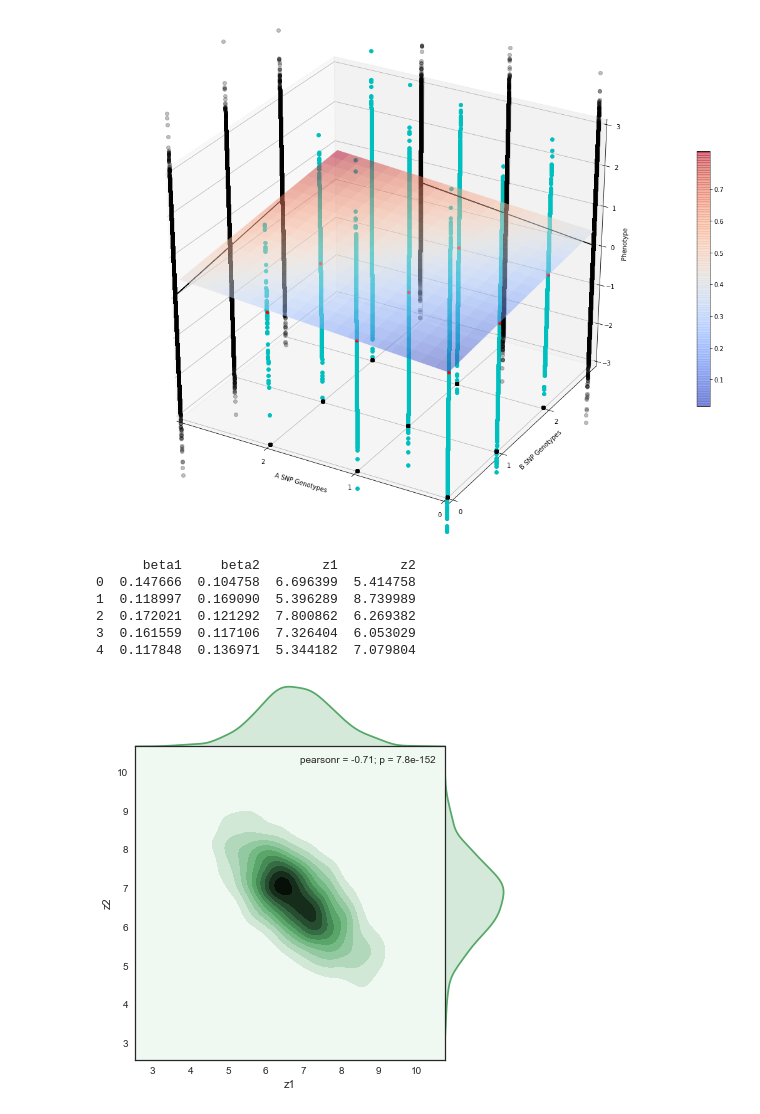
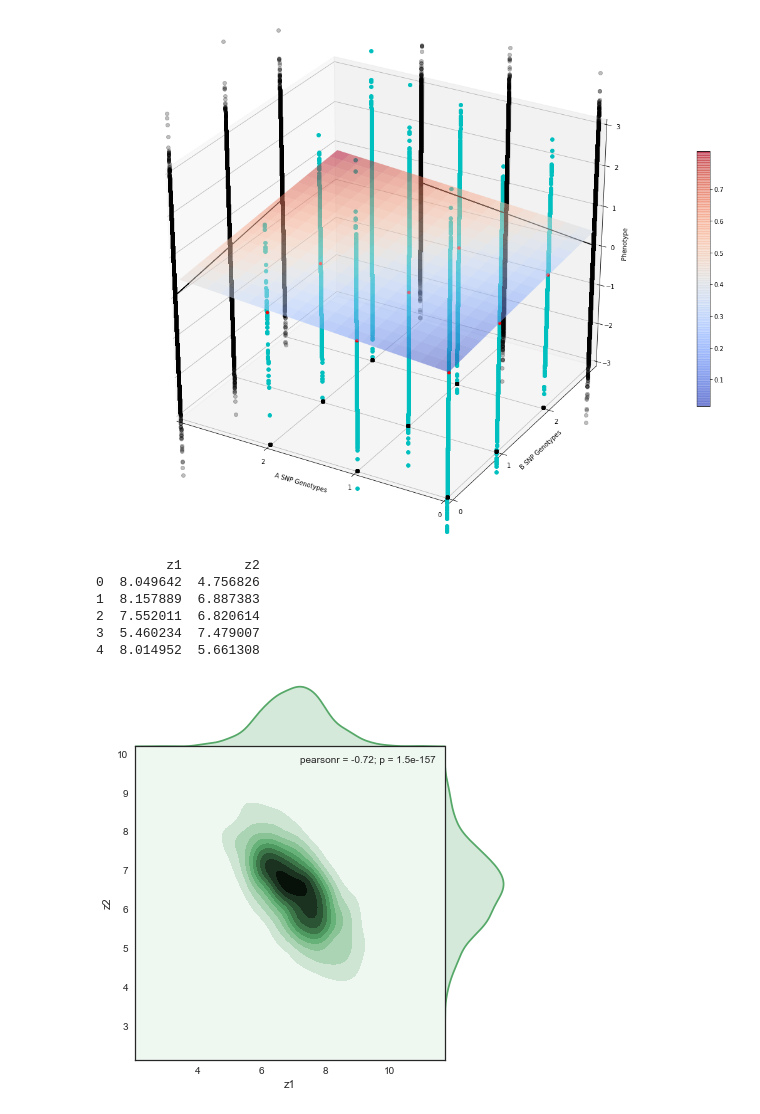
Before and after one commit to SSlavskii/cojo-robustness, a Jupyter notebook: src/simulations_algorithm.ipynb, the cells around one changed output. Saved outputs shown, nothing was run; the diff lists cells and outputs as text; code cells hidden in the pictures.

```diff
--- a/src/simulations_algorithm.ipynb
+++ b/src/simulations_algorithm.ipynb
@@ -295,24 +295,18 @@ gen_a = 2 , gen_b = 2 , mean = 0.5623698024850529
 0.5623698024850529
 [figure]
 # %%
-joint_z1_z2 = pd.read_csv("../out/1000_iter_beta1_beta2.csv", names="beta1 beta2".split())
-
-se_beta1 = np.mean((joint_z1_z2.beta1 - np.mean(joint_z1_z2.beta1)) ** 2)
-se_beta2 = np.mean((joint_z1_z2.beta2 - np.mean(joint_z1_z2.beta2)) ** 2)
-
-joint_z1_z2["z1"] = joint_z1_z2.beta1 / np.sqrt(se_beta1)
-joint_z1_z2["z2"] = joint_z1_z2.beta2 / np.sqrt(se_beta2)
+joint_z1_z2 = pd.read_csv("../out/1000_iter_z1_z2.csv", names="z1 z2".split())
 
 print(joint_z1_z2.head())
 
 g = sns.jointplot("z1", "z2", data=joint_z1_z2, kind="kde", space=0, color="g")
 g.savefig("../out/joint_distr_z1_z2_1000_iter.png", dpi=300)
 plt.show()
 # %% [output]
-      beta1     beta2        z1        z2
-0  0.147666  0.104758  6.696399  5.414758
-1  0.118997  0.169090  5.396289  8.739989
-2  0.172021  0.121292  7.800862  6.269382
-3  0.161559  0.117106  7.326404  6.053029
-4  0.117848  0.136971  5.344182  7.079804
+         z1        z2
+0  8.049642  4.756826
+1  8.157889  6.887383
+2  7.552011  6.820614
+3  5.460234  7.479007
+4  8.014952  5.661308
-[figure, old version]
+[figure, new version]
```
Also changed, not shown: 4 other files.
